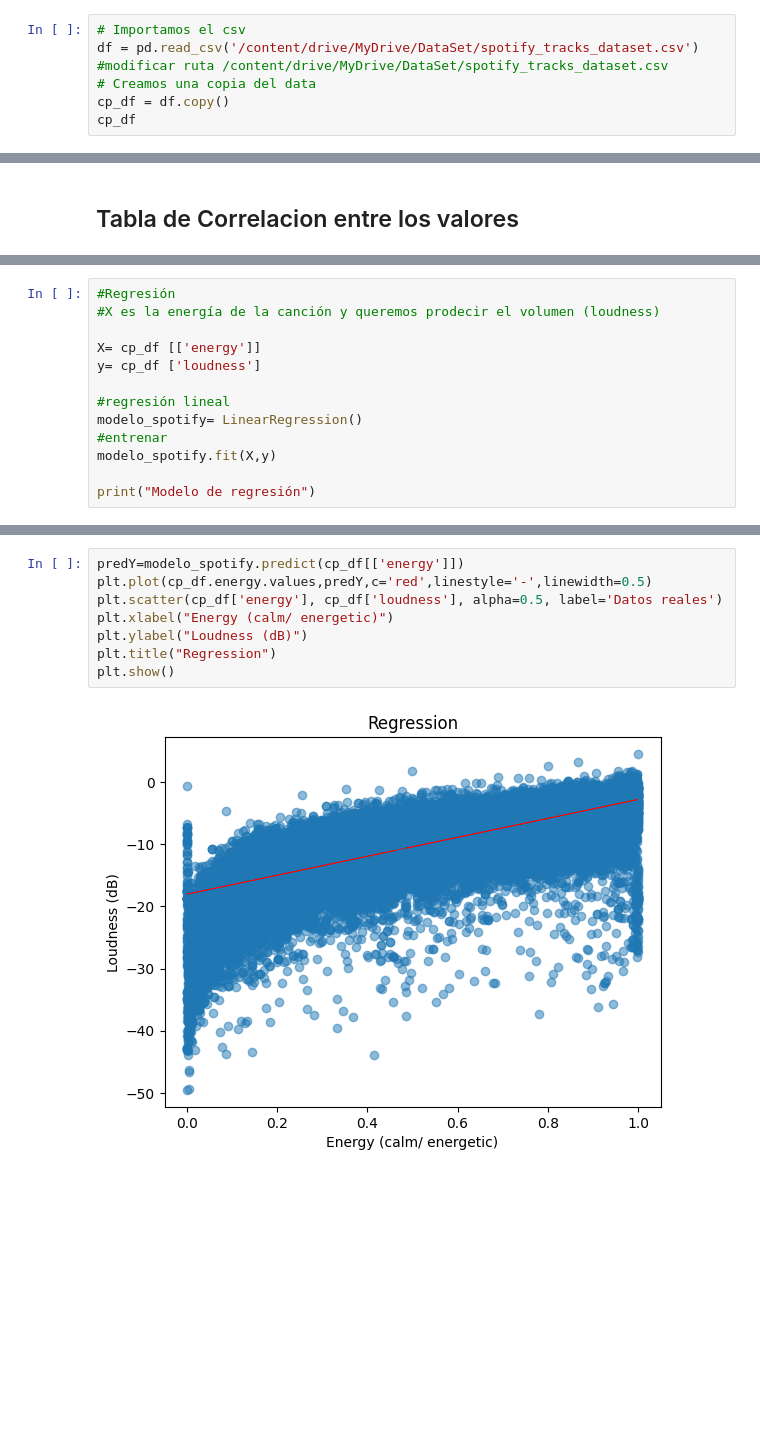
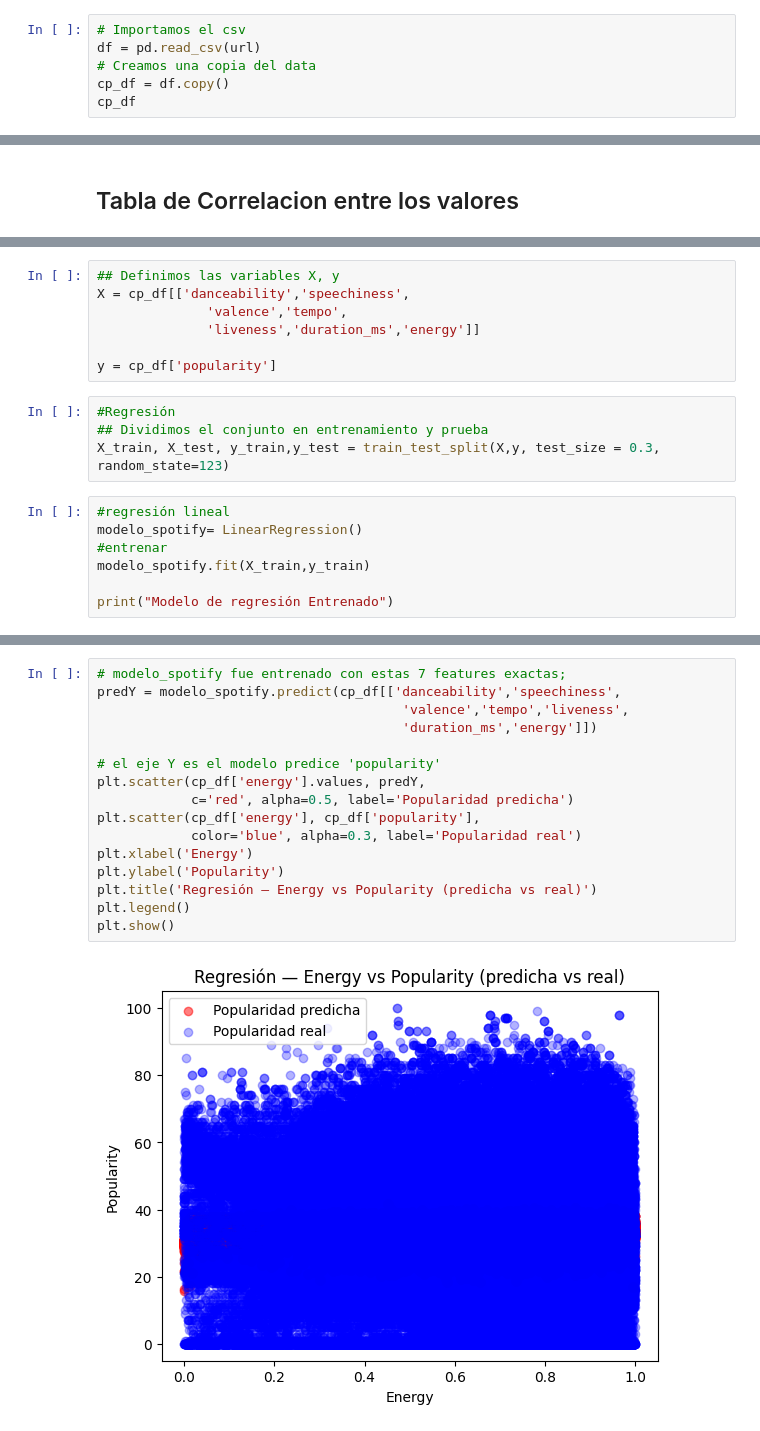
Before and after one commit to Eduardo7h/Proyecto-IA, a Jupyter notebook: Untitled6.ipynb, the cells around one changed output, grey strips where cells are left out. Cells and saved outputs as stored; diff of their text form; blank space fills up the shorter version.

```diff
--- a/Untitled6.ipynb
+++ b/Untitled6.ipynb
@@ -14,7 +23,6 @@ from sklearn.linear_model import LinearRegression
 # %%
 # Importamos el csv
-df = pd.read_csv('/content/drive/MyDrive/DataSet/spotify_tracks_dataset.csv')
-#modificar ruta /content/drive/MyDrive/DataSet/spotify_tracks_dataset.csv
+df = pd.read_csv(url)
 # Creamos una copia del data
 cp_df = df.copy()
 cp_df
@@ -134,14 +174,19 @@ cp_df[df1].corr().T.style.background_gradient(cmap='mako', axis=1)
+# %%
+## Definimos las variables X, y
+X = cp_df[['danceability','speechiness',
+              'valence','tempo',
+              'liveness','duration_ms','energy']]
+
+y = cp_df['popularity']
+# %%
+#Regresión
+## Dividimos el conjunto en entrenamiento y prueba
+X_train, X_test, y_train,y_test = train_test_split(X,y, test_size = 0.3, random_state=123)
 # %%
-#Regresión
-#X es la energía de la canción y queremos prodecir el volumen (loudness)
-
-X= cp_df [['energy']]
-y= cp_df ['loudness']
-
 #regresión lineal
 modelo_spotify= LinearRegression()
 #entrenar
-modelo_spotify.fit(X,y)
+modelo_spotify.fit(X_train,y_train)
 
-print("Modelo de regresión")
+print("Modelo de regresión Entrenado")
 # %% [output]
@@ -158,10 +219,18 @@ La ecuación de la pendiente es: Loudness= (15.23 *Energy) + -18.03
 # %%
-predY=modelo_spotify.predict(cp_df[['energy']])
-plt.plot(cp_df.energy.values,predY,c='red',linestyle='-',linewidth=0.5)
-plt.scatter(cp_df['energy'], cp_df['loudness'], alpha=0.5, label='Datos reales')
-plt.xlabel("Energy (calm/ energetic)")
-plt.ylabel("Loudness (dB)")
-plt.title("Regression")
+# modelo_spotify fue entrenado con estas 7 features exactas;
+predY = modelo_spotify.predict(cp_df[['danceability','speechiness',
+                                       'valence','tempo','liveness',
+                                       'duration_ms','energy']])
+
+# el eje Y es el modelo predice 'popularity'
+plt.scatter(cp_df['energy'].values, predY,
+            c='red', alpha=0.5, label='Popularidad predicha')
+plt.scatter(cp_df['energy'], cp_df['popularity'],
+            color='blue', alpha=0.3, label='Popularidad real')
+plt.xlabel('Energy')
+plt.ylabel('Popularity')
+plt.title('Regresión — Energy vs Popularity (predicha vs real)')
+plt.legend()
 plt.show()
 # %% [output]
-[figure, old version]
+[figure, new version]
```
Also changed, not shown: parts of 35 cells of this notebook.
